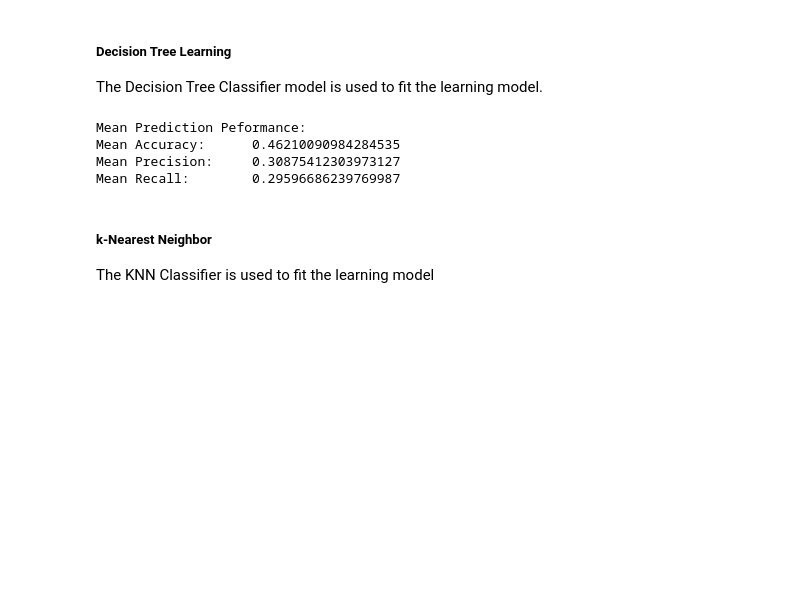
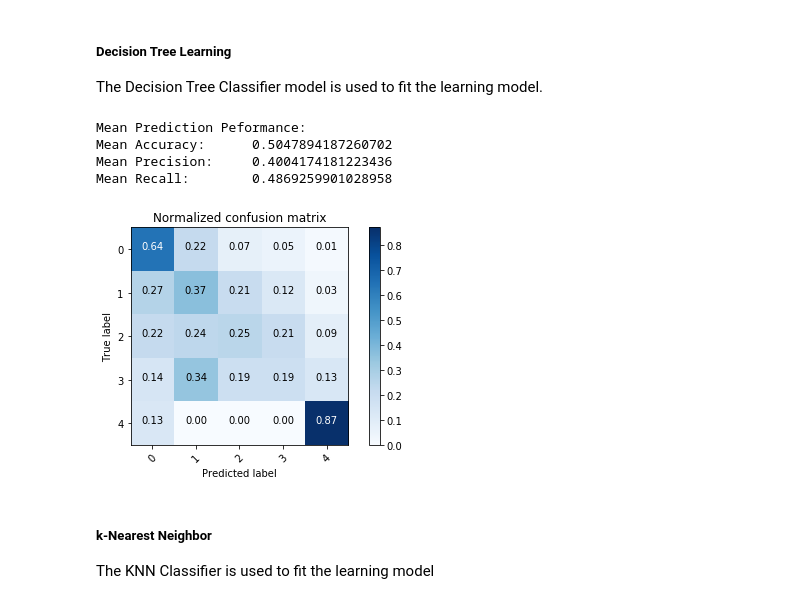
Before and after one commit to yusufrahmatp/modelHeartDisease, a Jupyter notebook: notebooks/Heart Disease Model.ipynb, the cells around one changed output. Drawn from its saved outputs; the diff is of its cells as text; code cells hidden in the pictures; blank space fills up the shorter version.

```diff
--- a/notebooks/Heart Disease Model.ipynb
+++ b/notebooks/Heart Disease Model.ipynb
@@ -137,12 +261,13 @@ Mean Recall:        0.3457177102350929
 The Decision Tree Classifier model is used to fit the learning model.
 # %%
 dtc = tree.DecisionTreeClassifier()
-prepare_and_execute_train_data(dtc, train_data, train_target, 5)
+prepare_and_execute_train_data(dtc, train_x_preprocessed, train_y_preprocessed, 5)
 # %% [output]
 Mean Prediction Peformance:
-Mean Accuracy:      0.46210090984284535
-Mean Precision:     0.30875412303973127
-Mean Recall:        0.29596686239769987
+Mean Accuracy:      0.5047894187260702
+Mean Precision:     0.4004174181223436
+Mean Recall:        0.4869259901028958
+[figure, added]
 # %% [markdown]
 ##### k-Nearest Neighbor
 The KNN Classifier is used to fit the learning model
```
Also changed, not shown: parts of 25 cells of this notebook, 1 other file.
